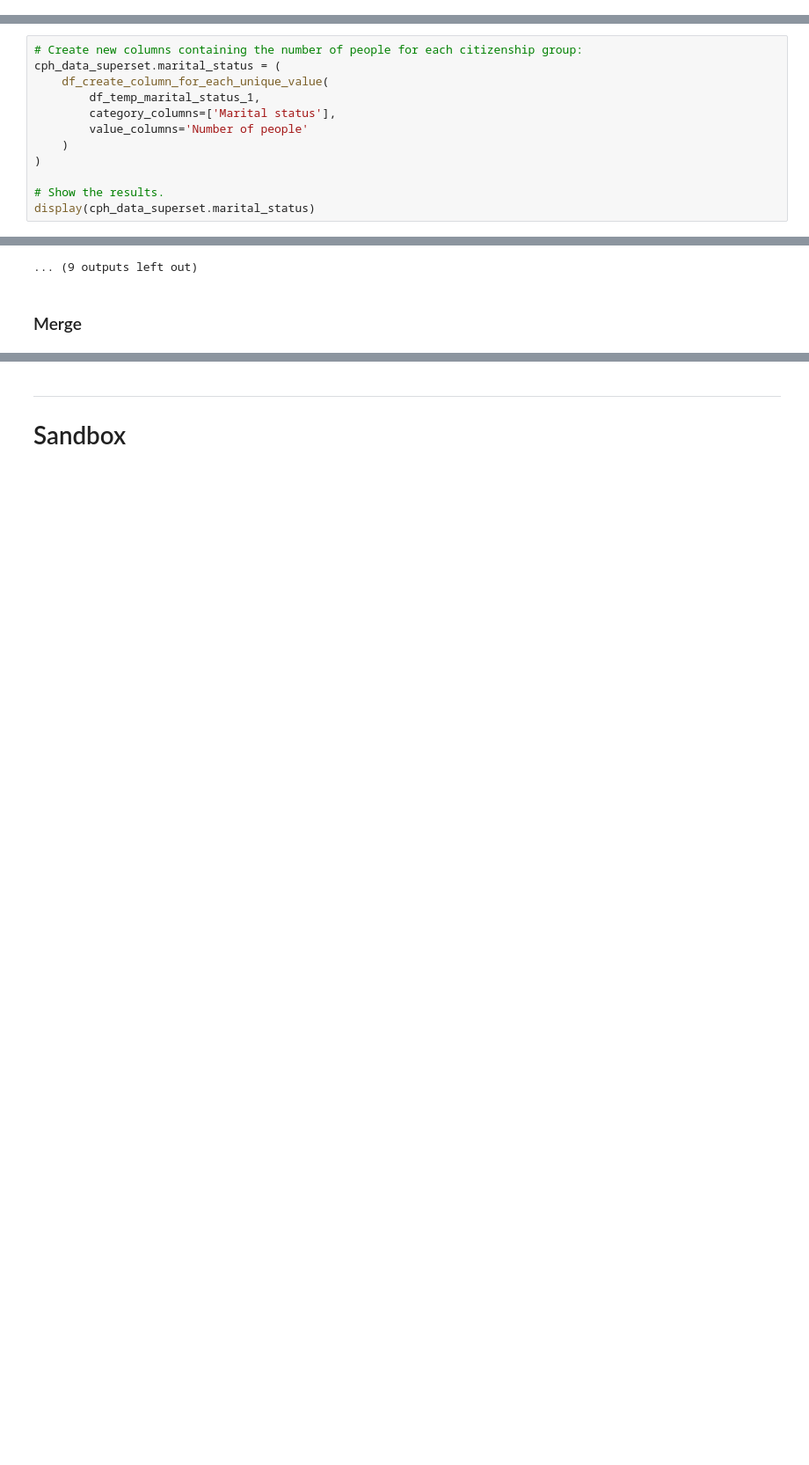
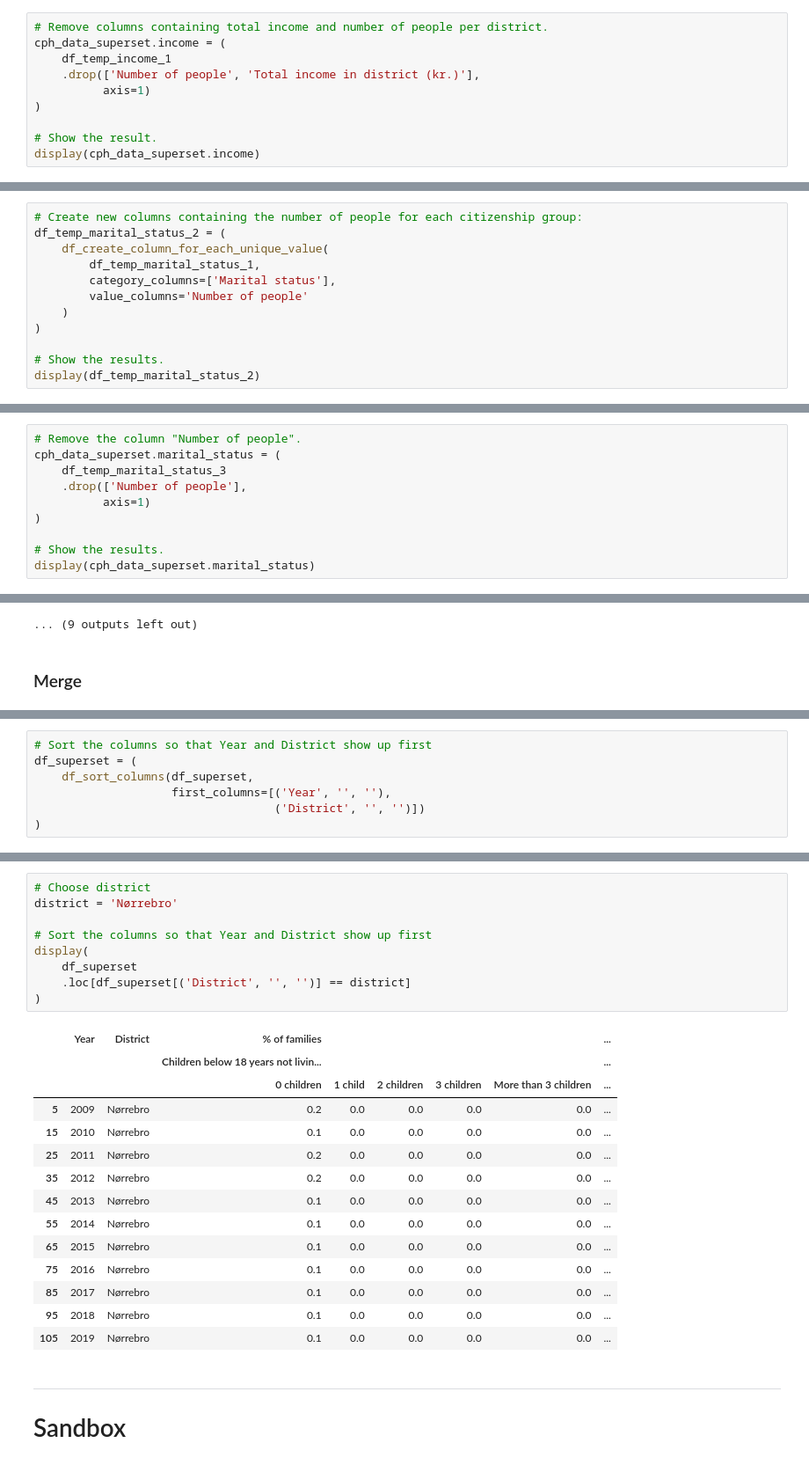
Before and after one commit to wojciechdk/social_data_analysis_and_visualization_final_project, a Jupyter notebook: basic_stats.ipynb, the cells around one changed output, grey strips where cells are left out. Shown at 88% size. Drawn from its saved outputs; the diff is of its cells as text; blank space fills up the shorter version.

```diff
--- a/basic_stats.ipynb
+++ b/basic_stats.ipynb
@@ -1483,0 +1663,10 @@ The sum of people in Copenhagen in 2019 has been calculated to ***515,890.***
+# %%
+# Remove columns containing total income and number of people per district.
+cph_data_superset.income = (
+    df_temp_income_1
+    .drop(['Number of people', 'Total income in district (kr.)'],
+          axis=1)
+)
+
+# Show the result.
+display(cph_data_superset.income)
@@ -1557,7 +1760,7 @@ display(df_temp_marital_status_1)
 #### Create new columns containing the number of people for each marital status:
 # %%
 # Create new columns containing the number of people for each citizenship group:
-cph_data_superset.marital_status = (
+df_temp_marital_status_2 = (
     df_create_column_for_each_unique_value(
         df_temp_marital_status_1,
         category_columns=['Marital status'],
@@ -1566,7 +1769,7 @@ cph_data_superset.marital_status = (
 )
 
 # Show the results.
-display(cph_data_superset.marital_status)
+display(df_temp_marital_status_2)
 # %% [output]
 |  | Year | District | Number of people |  |  |  |
 |  |  |  | Divorced | Married / seperated | Never married | Widowed |
@@ -1601,0 +1862,10 @@ The sum of people in Copenhagen in 2019 has been calculated to ***629,513.***
+# %%
+# Remove the column "Number of people".
+cph_data_superset.marital_status = (
+    df_temp_marital_status_3
+    .drop(['Number of people'],
+          axis=1)
+)
+
+# Show the results.
+display(cph_data_superset.marital_status)
@@ -1802,0 +2138,7 @@ display(df_superset.sort_index(axis=1))
+# %%
+# Sort the columns so that Year and District show up first
+df_superset = (
+    df_sort_columns(df_superset,
+                    first_columns=[('Year', '', ''),
+                                   ('District', '', '')])
+)
@@ -1803,3 +2147,27 @@ display(df_superset.sort_index(axis=1))
+# %%
+# Choose district
+district = 'Nørrebro'
+
+# Sort the columns so that Year and District show up first
+display(
+    df_superset
+    .loc[df_superset[('District', '', '')] == district]
+)
+# %% [output]
+|  | Year | District | % of families |  |  |  |  | ... |
+|  |  |  | Children below 18 years not livin... |  |  |  |  | ... |
+|  |  |  | 0 children | 1 child | 2 children | 3 children | More than 3 children | ... |
+| 5 | 2009 | Nørrebro | 0.2 | 0.0 | 0.0 | 0.0 | 0.0 | ... |
+| 15 | 2010 | Nørrebro | 0.1 | 0.0 | 0.0 | 0.0 | 0.0 | ... |
+| 25 | 2011 | Nørrebro | 0.2 | 0.0 | 0.0 | 0.0 | 0.0 | ... |
+| 35 | 2012 | Nørrebro | 0.2 | 0.0 | 0.0 | 0.0 | 0.0 | ... |
+| 45 | 2013 | Nørrebro | 0.1 | 0.0 | 0.0 | 0.0 | 0.0 | ... |
+| 55 | 2014 | Nørrebro | 0.1 | 0.0 | 0.0 | 0.0 | 0.0 | ... |
+| 65 | 2015 | Nørrebro | 0.1 | 0.0 | 0.0 | 0.0 | 0.0 | ... |
+| 75 | 2016 | Nørrebro | 0.1 | 0.0 | 0.0 | 0.0 | 0.0 | ... |
+| 85 | 2017 | Nørrebro | 0.1 | 0.0 | 0.0 | 0.0 | 0.0 | ... |
+| 95 | 2018 | Nørrebro | 0.1 | 0.0 | 0.0 | 0.0 | 0.0 | ... |
+| 105 | 2019 | Nørrebro | 0.1 | 0.0 | 0.0 | 0.0 | 0.0 | ... |
 # %% [markdown]
 <hr style="border:2px solid black"> </hr>
 
```
Also changed, not shown: parts of 28 cells of this notebook.
